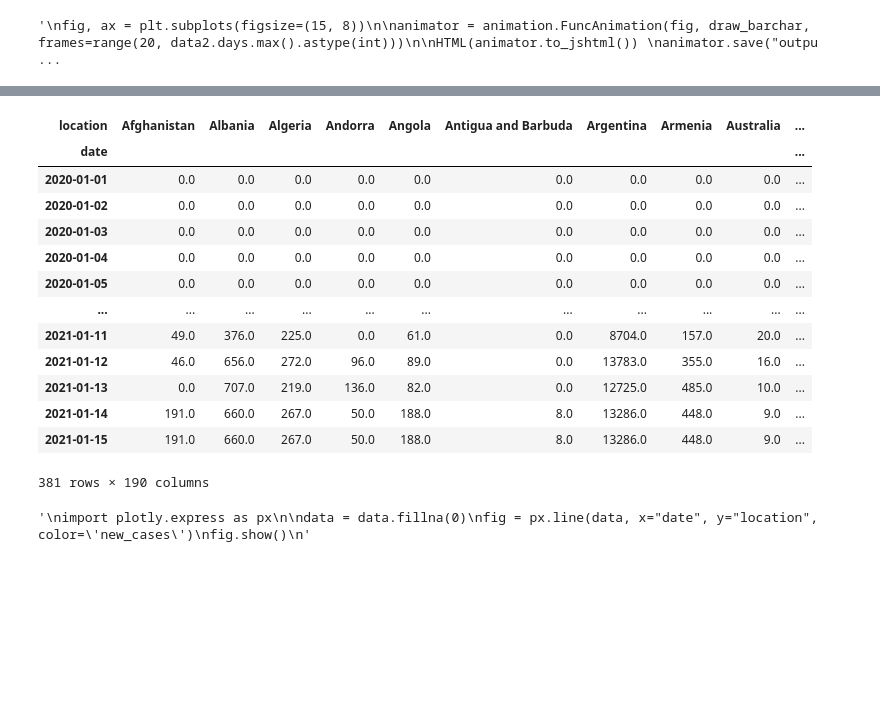
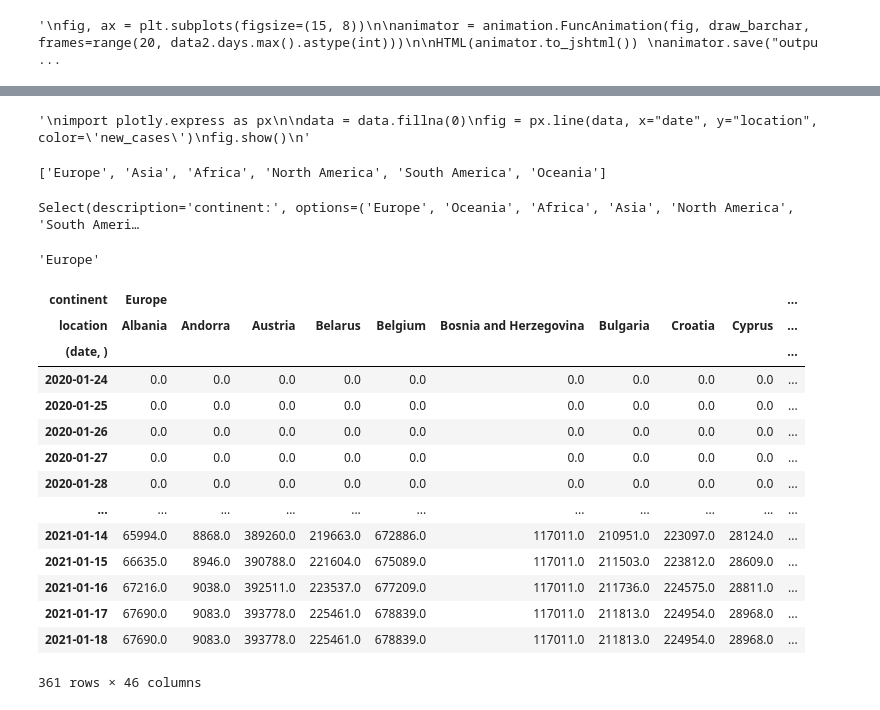
Before and after one commit to grundius1/coronavirus_bar_race, a Jupyter notebook: corona.ipynb, the cells around one changed output, grey strips where cells are left out. Saved outputs shown, nothing was run; the diff lists cells and outputs as text; code cells hidden in the pictures; blank space fills up the shorter version.

```diff
--- a/corona.ipynb
+++ b/corona.ipynb
@@ -355,24 +353,3 @@ Wall time: 6min 58s
-# %%
-df_values2, df_ranks2 = bcr.prepare_long_data(data, index='date', columns='location',
-                                            values='new_cases', steps_per_period=1)
-
-df_values2 = df_values2.fillna(0)
-df_values2
-# %% [output]
-| location | Afghanistan | Albania | Algeria | Andorra | Angola | Antigua and Barbuda | Argentina | Armenia | Australia | ... |
-| date |  |  |  |  |  |  |  |  |  | ... |
-| 2020-01-01 | 0.0 | 0.0 | 0.0 | 0.0 | 0.0 | 0.0 | 0.0 | 0.0 | 0.0 | ... |
-| 2020-01-02 | 0.0 | 0.0 | 0.0 | 0.0 | 0.0 | 0.0 | 0.0 | 0.0 | 0.0 | ... |
-| 2020-01-03 | 0.0 | 0.0 | 0.0 | 0.0 | 0.0 | 0.0 | 0.0 | 0.0 | 0.0 | ... |
-| 2020-01-04 | 0.0 | 0.0 | 0.0 | 0.0 | 0.0 | 0.0 | 0.0 | 0.0 | 0.0 | ... |
-| 2020-01-05 | 0.0 | 0.0 | 0.0 | 0.0 | 0.0 | 0.0 | 0.0 | 0.0 | 0.0 | ... |
-| ... | ... | ... | ... | ... | ... | ... | ... | ... | ... | ... |
-| 2021-01-11 | 49.0 | 376.0 | 225.0 | 0.0 | 61.0 | 0.0 | 8704.0 | 157.0 | 20.0 | ... |
-| 2021-01-12 | 46.0 | 656.0 | 272.0 | 96.0 | 89.0 | 0.0 | 13783.0 | 355.0 | 16.0 | ... |
-| 2021-01-13 | 0.0 | 707.0 | 219.0 | 136.0 | 82.0 | 0.0 | 12725.0 | 485.0 | 10.0 | ... |
-| 2021-01-14 | 191.0 | 660.0 | 267.0 | 50.0 | 188.0 | 8.0 | 13286.0 | 448.0 | 9.0 | ... |
-| 2021-01-15 | 191.0 | 660.0 | 267.0 | 50.0 | 188.0 | 8.0 | 13286.0 | 448.0 | 9.0 | ... |
-381 rows × 190 columns
 # %%
 '''
 import plotly.express as px
@@ -385,0 +365,42 @@ fig.show()
+# %%
+list(set(data.continent.values))
+# %% [output]
+['Europe', 'Asia', 'Africa', 'North America', 'South America', 'Oceania']
+# %%
+continent = widgets.Select(
+    options=['Europe', 'Oceania', 'Africa', 'Asia', 'North America', 'South America'],
+    value='Europe',
+    # rows=10,
+    description='continent:',
+    disabled=False
+)
+
+display(continent)
+# %% [output]
+Select(description='continent:', options=('Europe', 'Oceania', 'Africa', 'Asia', 'North America', 'South Ameri…
+# %%
+continent.value
+# %% [output]
+'Europe'
+# %%
+df_values2, df_ranks2 = bcr.prepare_long_data(data[data.continent==continent.value], index='date', columns=['continent','location'],
+                                            values='total_cases', steps_per_period=1)
+
+df_values2 = df_values2.fillna(0)
+df_values2
+# %% [output]
+| continent | Europe |  |  |  |  |  |  |  |  | ... |
+| location | Albania | Andorra | Austria | Belarus | Belgium | Bosnia and Herzegovina | Bulgaria | Croatia | Cyprus | ... |
+| (date, ) |  |  |  |  |  |  |  |  |  | ... |
+| 2020-01-24 | 0.0 | 0.0 | 0.0 | 0.0 | 0.0 | 0.0 | 0.0 | 0.0 | 0.0 | ... |
+| 2020-01-25 | 0.0 | 0.0 | 0.0 | 0.0 | 0.0 | 0.0 | 0.0 | 0.0 | 0.0 | ... |
+| 2020-01-26 | 0.0 | 0.0 | 0.0 | 0.0 | 0.0 | 0.0 | 0.0 | 0.0 | 0.0 | ... |
+| 2020-01-27 | 0.0 | 0.0 | 0.0 | 0.0 | 0.0 | 0.0 | 0.0 | 0.0 | 0.0 | ... |
+| 2020-01-28 | 0.0 | 0.0 | 0.0 | 0.0 | 0.0 | 0.0 | 0.0 | 0.0 | 0.0 | ... |
+| ... | ... | ... | ... | ... | ... | ... | ... | ... | ... | ... |
+| 2021-01-14 | 65994.0 | 8868.0 | 389260.0 | 219663.0 | 672886.0 | 117011.0 | 210951.0 | 223097.0 | 28124.0 | ... |
+| 2021-01-15 | 66635.0 | 8946.0 | 390788.0 | 221604.0 | 675089.0 | 117011.0 | 211503.0 | 223812.0 | 28609.0 | ... |
+| 2021-01-16 | 67216.0 | 9038.0 | 392511.0 | 223537.0 | 677209.0 | 117011.0 | 211736.0 | 224575.0 | 28811.0 | ... |
+| 2021-01-17 | 67690.0 | 9083.0 | 393778.0 | 225461.0 | 678839.0 | 117011.0 | 211813.0 | 224954.0 | 28968.0 | ... |
+| 2021-01-18 | 67690.0 | 9083.0 | 393778.0 | 225461.0 | 678839.0 | 117011.0 | 211813.0 | 224954.0 | 28968.0 | ... |
+361 rows × 46 columns
```
Also changed, not shown: parts of 20 cells of this notebook, 4 other files.
